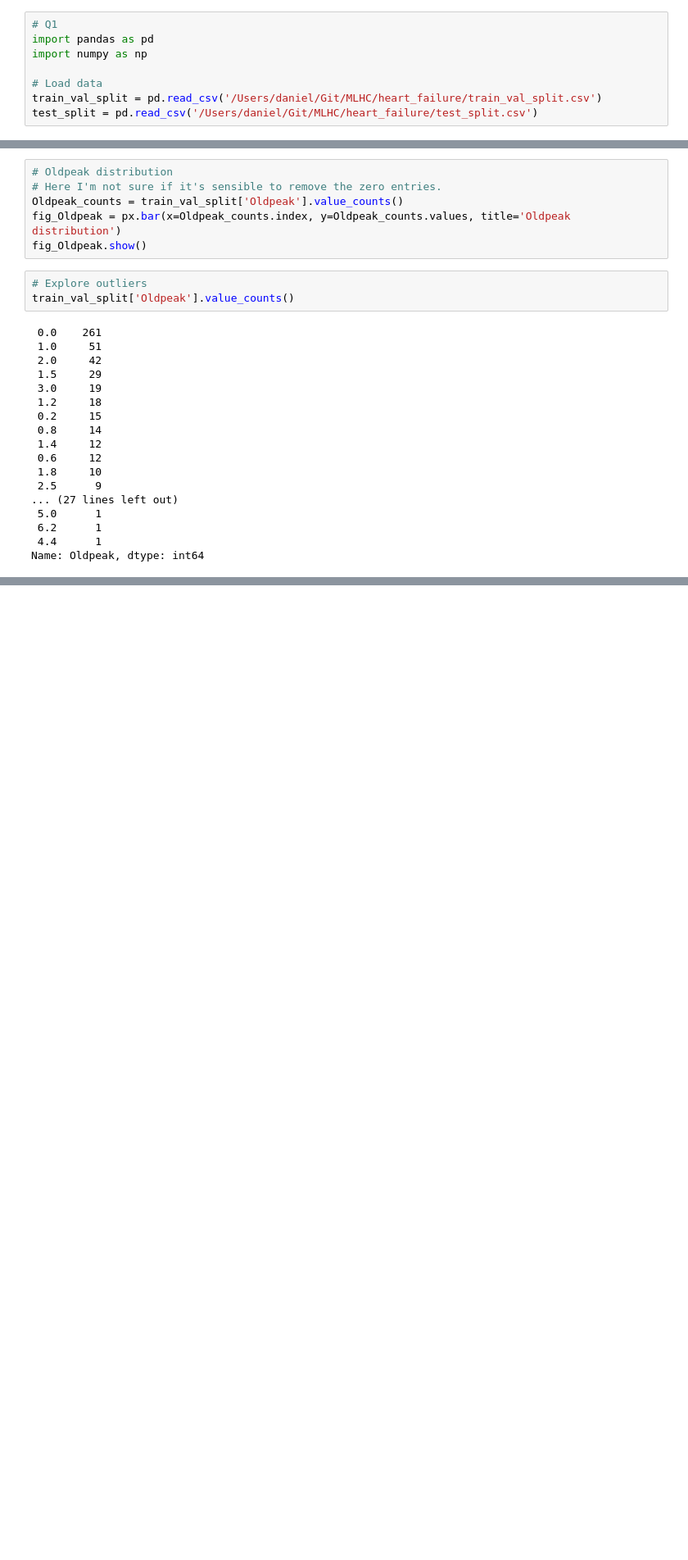
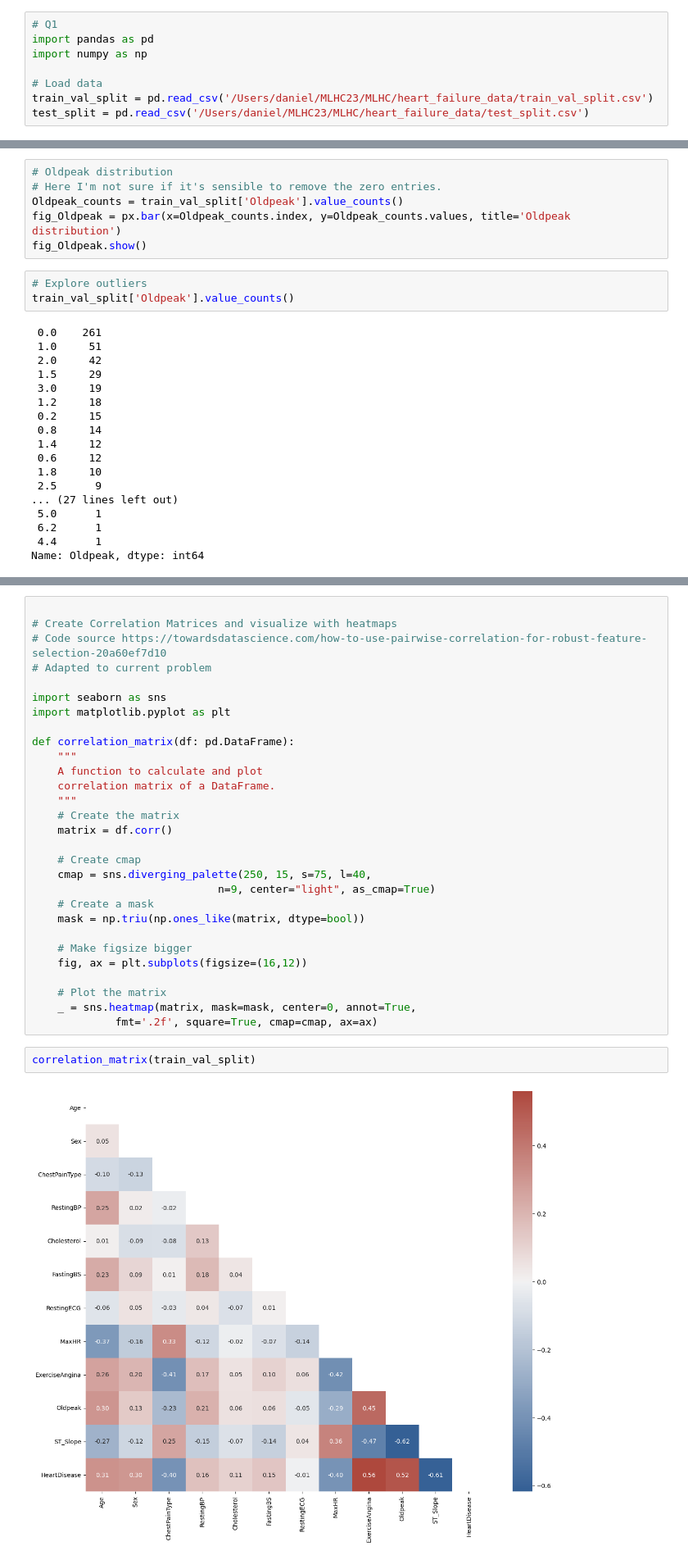
Before and after one commit to hestquest/MLHC, a Jupyter notebook: Project_1_Git.ipynb, the cells around one changed output, grey strips where cells are left out. Shown at 82% size. Drawn from its saved outputs; the diff is of its cells as text; blank space fills up the shorter version.

Commit message:
added covariance matrix

```diff
--- a/Project_1_Git.ipynb
+++ b/Project_1_Git.ipynb
@@ -29,8 +29,8 @@ import pandas as pd
 import numpy as np
 
 # Load data
-train_val_split = pd.read_csv('/Users/daniel/Git/MLHC/heart_failure/train_val_split.csv')
-test_split = pd.read_csv('/Users/daniel/Git/MLHC/heart_failure/test_split.csv')
+train_val_split = pd.read_csv('/Users/daniel/MLHC23/MLHC/heart_failure_data/train_val_split.csv')
+test_split = pd.read_csv('/Users/daniel/MLHC23/MLHC/heart_failure_data/test_split.csv')
 # %%
 # Check shape of data
 print('Shape of train_val_split:', train_val_split.shape, '\nShape of test_split:', test_split.shape, '\ntrain_val_split is 4x the size of test_split')
@@ -204,3 +213,36 @@ train_val_split.head(8)
+# %%
+
+# Create Correlation Matrices and visualize with heatmaps
+# Code source https://towardsdatascience.com/how-to-use-pairwise-correlation-for-robust-feature-selection-20a60ef7d10
+# Adapted to current problem
+
+import seaborn as sns
+import matplotlib.pyplot as plt
+
+def correlation_matrix(df: pd.DataFrame):
+    """
+    A function to calculate and plot
+    correlation matrix of a DataFrame.
+    """
+    # Create the matrix
+    matrix = df.corr()
+
+    # Create cmap
+    cmap = sns.diverging_palette(250, 15, s=75, l=40,
+                             n=9, center="light", as_cmap=True)
+    # Create a mask
+    mask = np.triu(np.ones_like(matrix, dtype=bool))
+
+    # Make figsize bigger
+    fig, ax = plt.subplots(figsize=(16,12))
+
+    # Plot the matrix
+    _ = sns.heatmap(matrix, mask=mask, center=0, annot=True,
+             fmt='.2f', square=True, cmap=cmap, ax=ax)
+# %%
+correlation_matrix(train_val_split)
+# %% [output]
+[figure, added]
 # %% [markdown]
 ## Part 2: Pneumonia Prediction Dataset (30 Pts)
 ### Q1: Exploratory Data Analysis (4 Pts)
```
Also changed, not shown: parts of 3 cells of this notebook, 1 other file.
